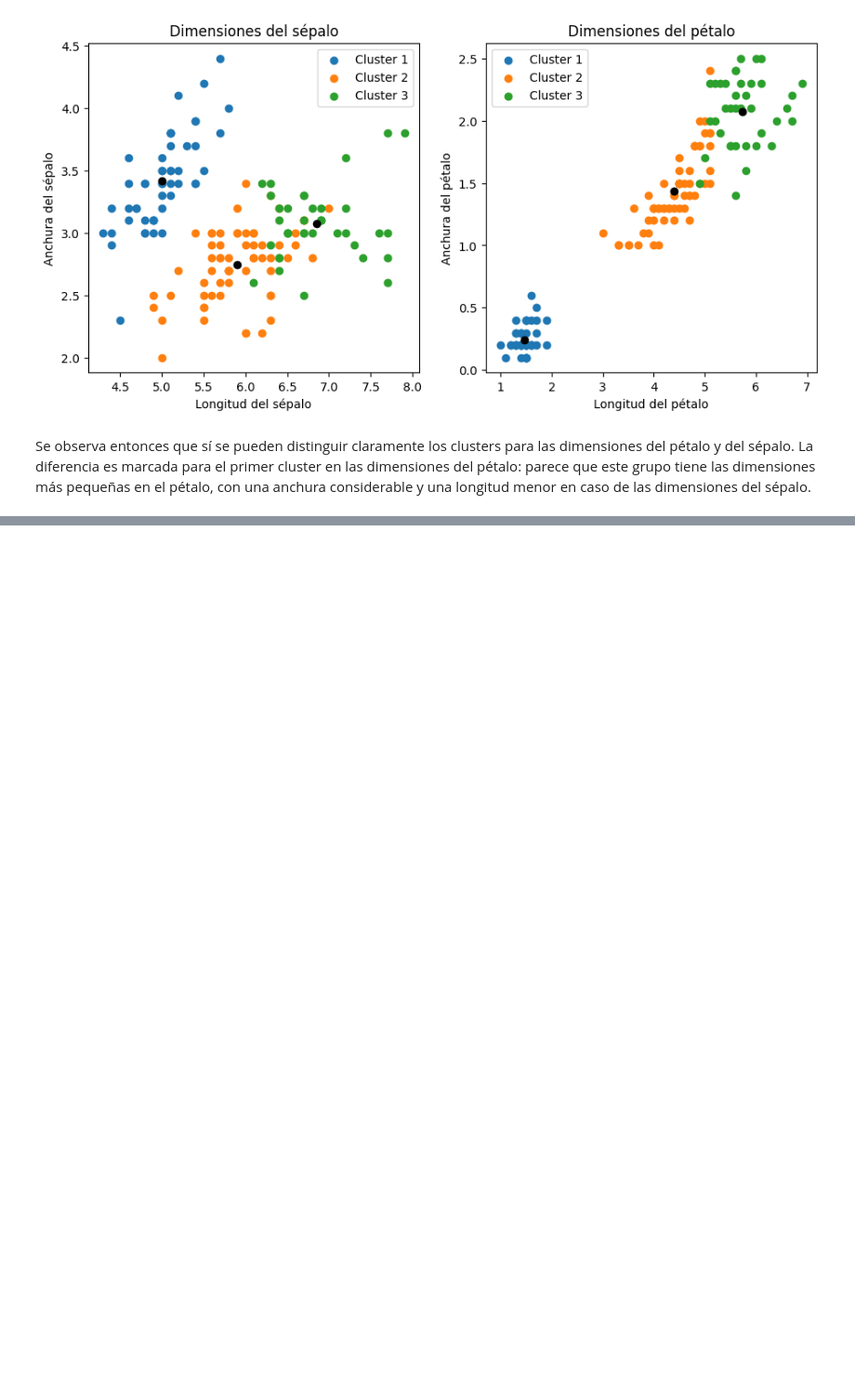
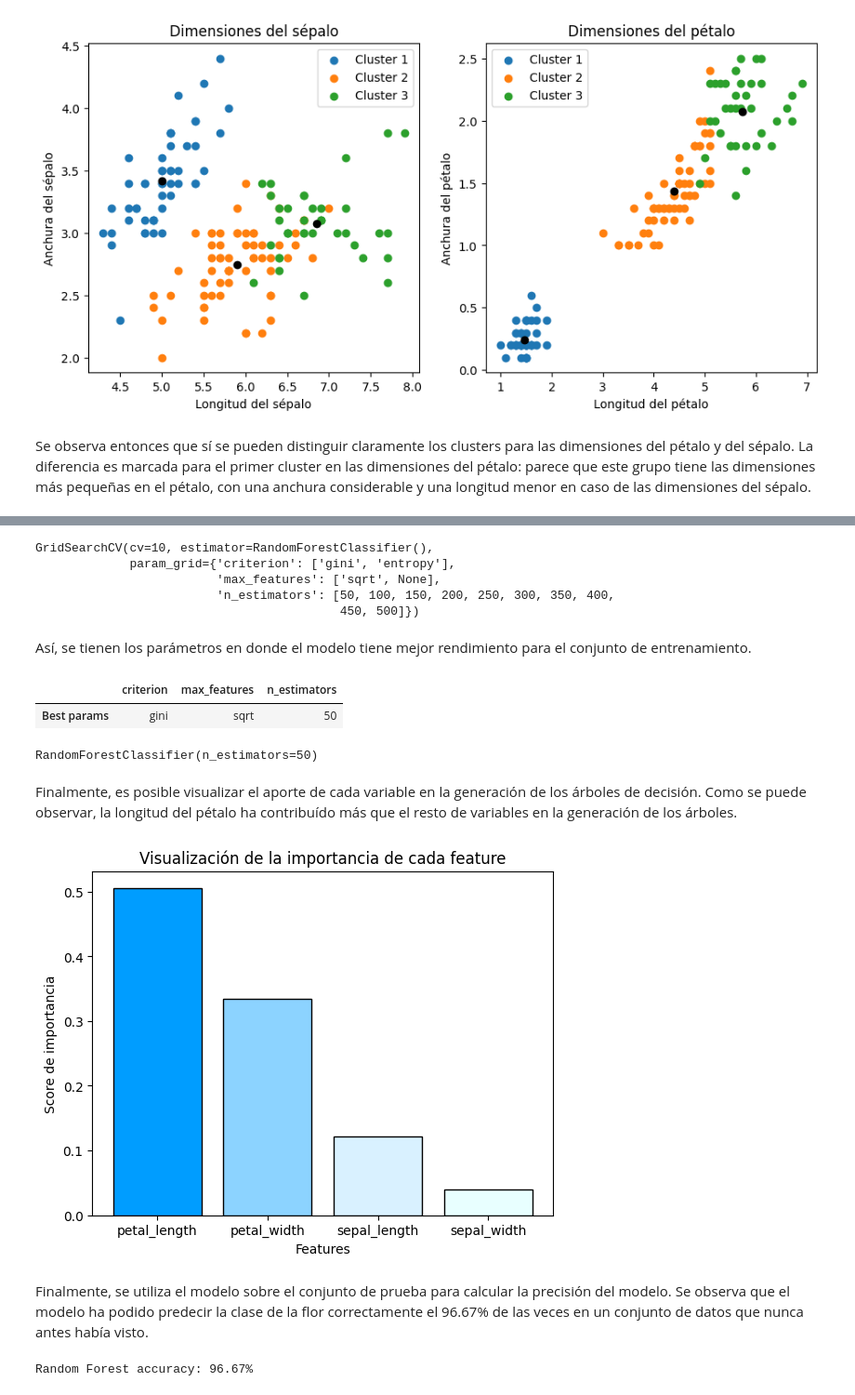
Before and after one commit to SmauricioP/Aplicaciones_ML, a Jupyter notebook: notebooks/Iris.ipynb, the cells around one changed output, grey strips where cells are left out. Shown at 93% size. Cells and saved outputs as stored; diff of their text form; code cells hidden in the pictures; blank space fills up the shorter version.

```diff
--- a/notebooks/Iris.ipynb
+++ b/notebooks/Iris.ipynb
@@ -215,0 +253,46 @@ Se observa entonces que sí se pueden distinguir claramente los clusters para la
+# %%
+rf_cv = GridSearchCV(RandomForestClassifier(), param_grid= rf_params, cv = 10)
+rf_cv.fit(X_train, y_train.values.ravel())
+# %% [output]
+GridSearchCV(cv=10, estimator=RandomForestClassifier(),
+             param_grid={'criterion': ['gini', 'entropy'],
+                         'max_features': ['sqrt', None],
+                         'n_estimators': [50, 100, 150, 200, 250, 300, 350, 400,
+                                          450, 500]})
+# %% [markdown]
+Así, se tienen los parámetros en donde el modelo tiene mejor rendimiento para el conjunto de entrenamiento.
+# %%
+rf_best_params = pd.DataFrame(rf_cv.best_params_, index = ['Best params'])
+rf_best_params
+# %% [output]
+|  | criterion | max_features | n_estimators |
+| Best params | gini | sqrt | 50 |
+# %%
+rf = RandomForestClassifier(n_estimators = rf_best_params.loc[:,'n_estimators'][0],
+                            criterion = rf_best_params.loc[:,'criterion'][0],
+                            max_features = 'sqrt')
+rf.fit(X_train, y_train.values.ravel())
+# %% [output]
+RandomForestClassifier(n_estimators=50)
+# %% [markdown]
+Finalmente, es posible visualizar el aporte de cada variable en la generación de los árboles de decisión. Como se puede observar, la longitud del pétalo ha contribuído más que el resto de variables en la generación de los árboles.
+# %%
+rf_feat = pd.DataFrame({'features': rf.feature_names_in_, 'importance': rf.feature_importances_}).sort_values('importance', ascending = False)
+# %%
+colors = ['#009dff', '#8cd3ff', '#d9f1ff', '#e8ffff']
+plt.bar(rf_feat.features, rf_feat.importance, edgecolor = 'black', color = colors)
+plt.xlabel('Features')
+plt.ylabel('Score de importancia')
+plt.title('Visualización de la importancia de cada feature')
+plt.show()
+# %% [output]
+[figure, added]
+# %% [markdown]
+Finalmente, se utiliza el modelo sobre el conjunto de prueba para calcular la precisión del modelo. Se observa que el modelo ha podido predecir la clase de la flor correctamente el 96.67% de las veces en un conjunto de datos que nunca antes había visto.
+# %%
+y_pred = rf.predict(X_test)
+rf_acc = metrics.accuracy_score(y_test, y_pred)
+
+print('Random Forest accuracy: {0:.2f}%'.format(rf_acc*100))
+# %% [output]
+Random Forest accuracy: 96.67%
```
Also changed, not shown: parts of 11 cells of this notebook.
